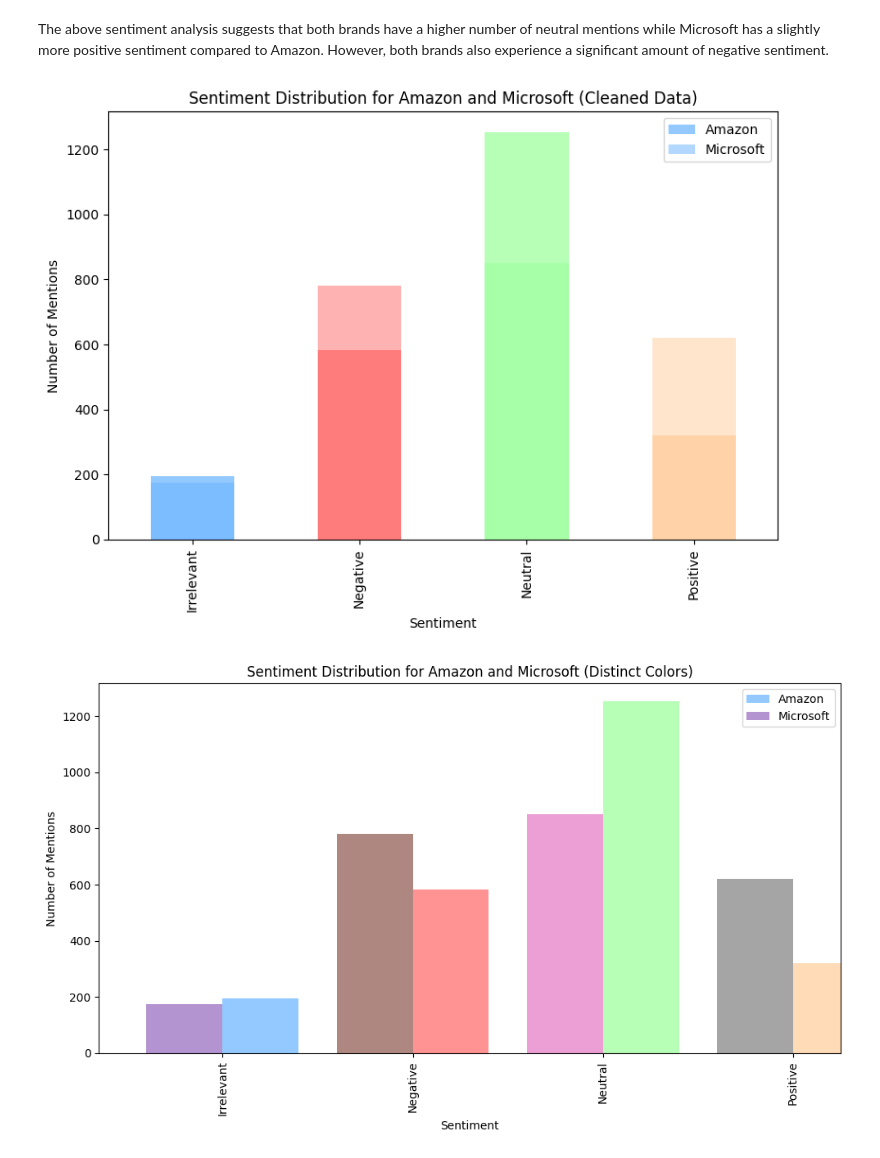
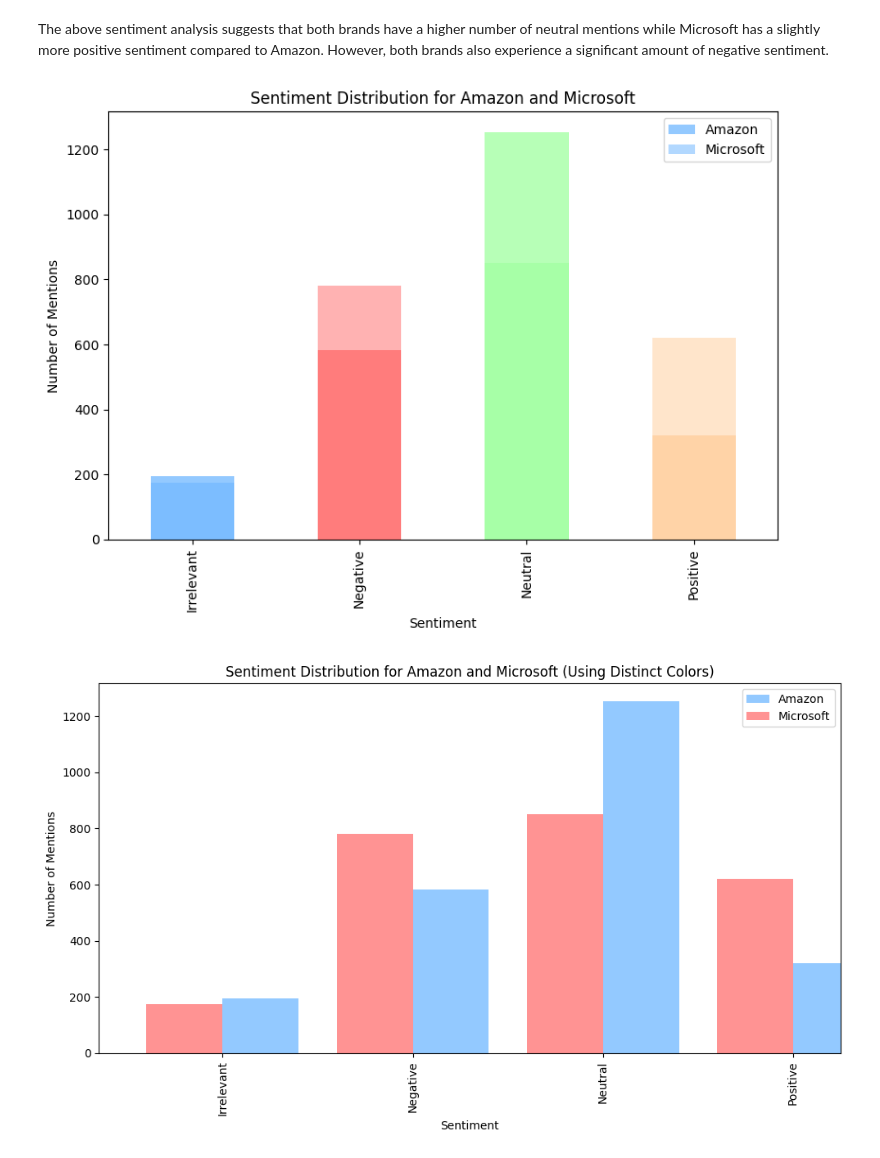
Before and after one commit to Ethan-97/PRODIGY_DS_04, a Jupyter notebook: Task4.ipynb, the cells around one changed output. Saved outputs shown, nothing was run; the diff lists cells and outputs as text; code cells hidden in the pictures.

```diff
--- a/Task4.ipynb
+++ b/Task4.ipynb
@@ -130,35 +130,35 @@ sentiment_counts_cleaned.loc['Microsoft'].plot(kind = 'bar', color = ['#66b3ff',
 # Add labels and title
 plt.xlabel('Sentiment')
 plt.ylabel('Number of Mentions')
-plt.title('Sentiment Distribution for Amazon and Microsoft (Cleaned Data)')
+plt.title('Sentiment Distribution for Amazon and Microsoft')
 plt.legend()
 plt.tight_layout()
 
 # Show plot
 plt.show()
 # %% [output]
-[figure, old version]
+[figure, new version]
 # %%
 # Setting up side by side plot to improve clarity
 plt.figure(figsize = (10, 6))
 
-colors_amazon = ['#66b3ff', '#ff6666', '#99ff99', '#ffcc99']
-colors_microsoft = ['#9467bd', '#8c564b', '#e377c2', '#7f7f7f']
+colors_amazon = ['#66b3ff']
+colors_microsoft = ['#ff6666']
 
 # Plot sentiment distribution for Amazon
-sentiment_counts_cleaned.loc['Amazon'].plot(kind = 'bar', color = colors_amazon, label='Amazon', alpha = 0.7, position = 0, width = 0.4)
+sentiment_counts_cleaned.loc['Amazon'].plot(kind = 'bar', color = colors_amazon, label = 'Amazon', alpha = 0.7, position = 0, width = 0.4)
 
 # Plot sentiment distribution for Microsoft
-sentiment_counts_cleaned.loc['Microsoft'].plot(kind = 'bar', color = colors_microsoft, label='Microsoft', alpha = 0.7, position = 1, width = 0.4)
+sentiment_counts_cleaned.loc['Microsoft'].plot(kind = 'bar', color = colors_microsoft, label = 'Microsoft', alpha = 0.7, position = 1, width = 0.4)
 
 # Add labels and title
 plt.xlabel('Sentiment')
 plt.ylabel('Number of Mentions')
-plt.title('Sentiment Distribution for Amazon and Microsoft (Distinct Colors)')
+plt.title('Sentiment Distribution for Amazon and Microsoft (Using Distinct Colors)')
 plt.legend()
 plt.tight_layout()
 
 # Show plot
 plt.show()
 # %% [output]
-[figure, old version]
+[figure, new version]
```
Also changed, not shown: parts of 9 cells of this notebook.
